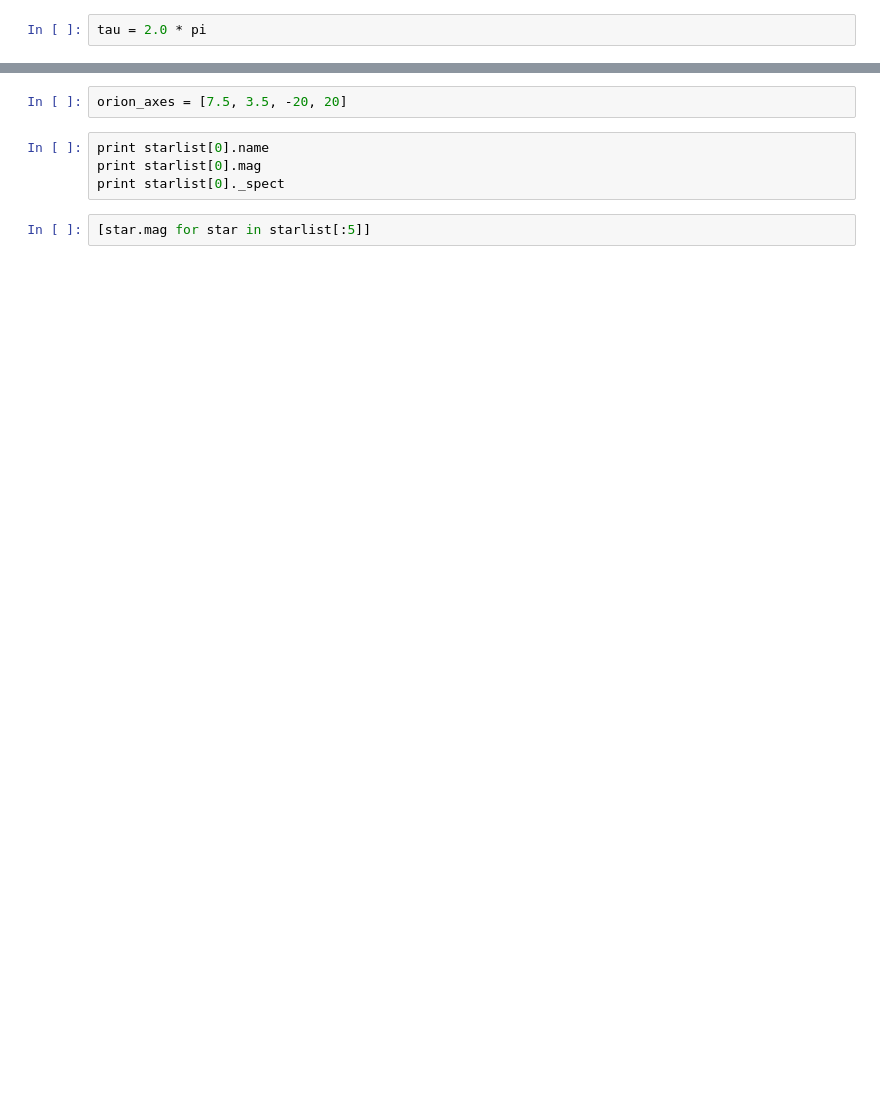
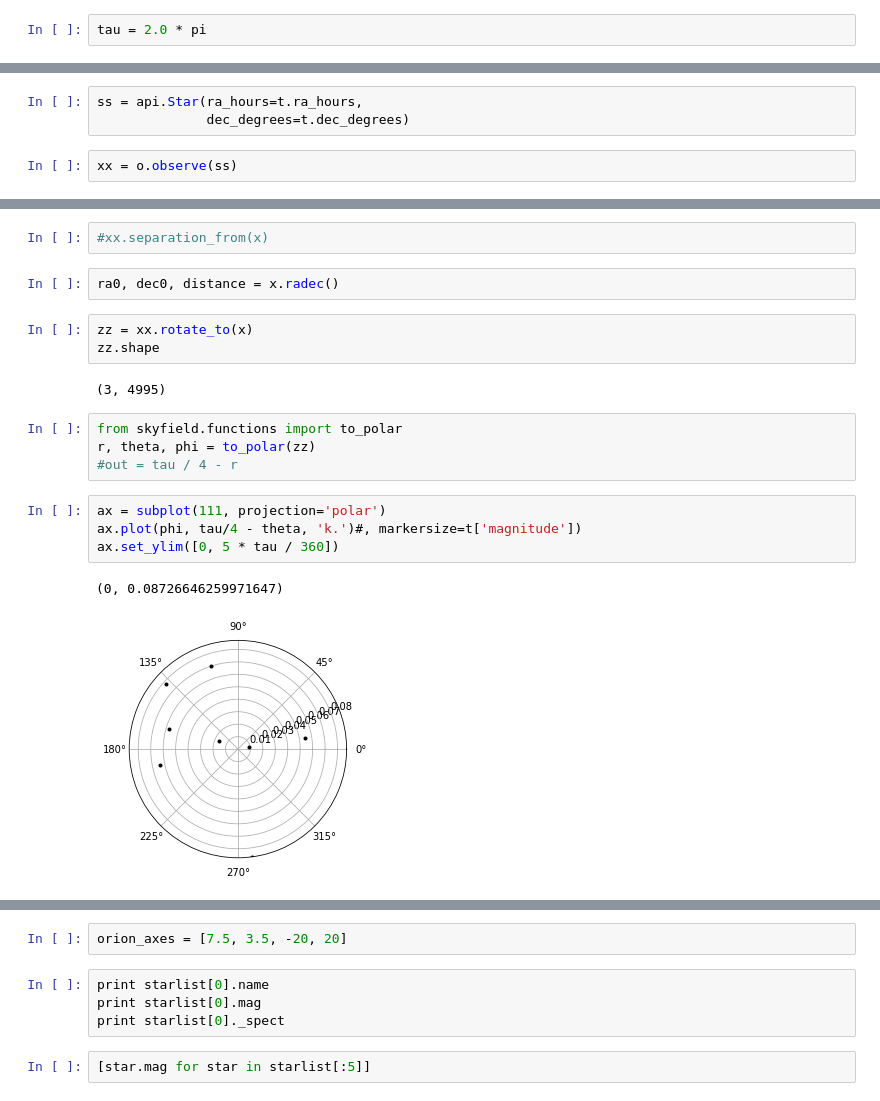
Before and after one commit to skyfielders/astronomy-notebooks, a Jupyter notebook: Stars.ipynb, the cells around one changed output, grey strips where cells are left out. Saved outputs shown, nothing was run; the diff lists cells and outputs as text; blank space fills up the shorter version.

```diff
--- a/Stars.ipynb
+++ b/Stars.ipynb
@@ -4,0 +145,5 @@ tau = 2.0 * pi
+# %%
+ss = api.Star(ra_hours=t.ra_hours,
+              dec_degrees=t.dec_degrees)
+# %%
+xx = o.observe(ss)
@@ -4,0 +180,20 @@ tau = 2.0 * pi
+# %%
+#xx.separation_from(x)
+# %%
+ra0, dec0, distance = x.radec()
+# %%
+zz = xx.rotate_to(x)
+zz.shape
+# %% [output]
+(3, 4995)
+# %%
+from skyfield.functions import to_polar
+r, theta, phi = to_polar(zz)
+#out = tau / 4 - r
+# %%
+ax = subplot(111, projection='polar')
+ax.plot(phi, tau/4 - theta, 'k.')#, markersize=t['magnitude'])
+ax.set_ylim([0, 5 * tau / 360])
+# %% [output]
+(0, 0.08726646259971647)
+[figure, added]
```
Also changed, not shown: parts of 66 cells of this notebook.
